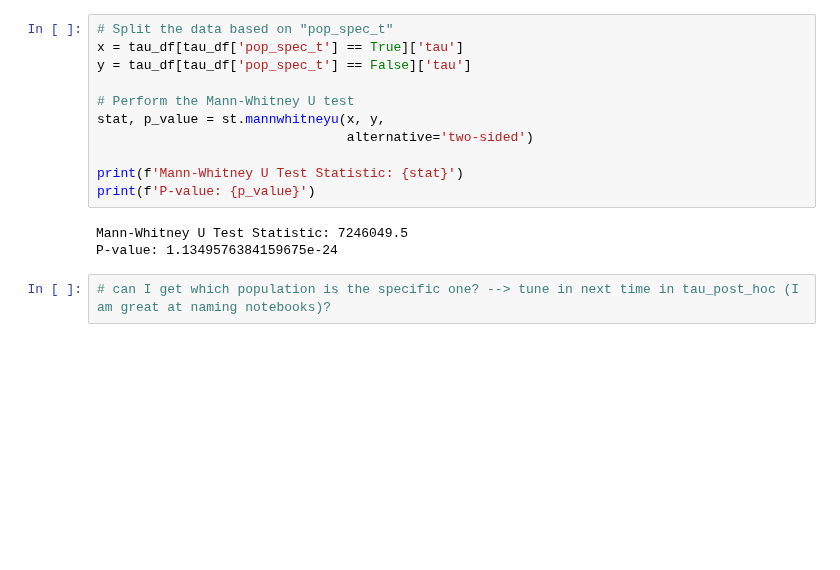
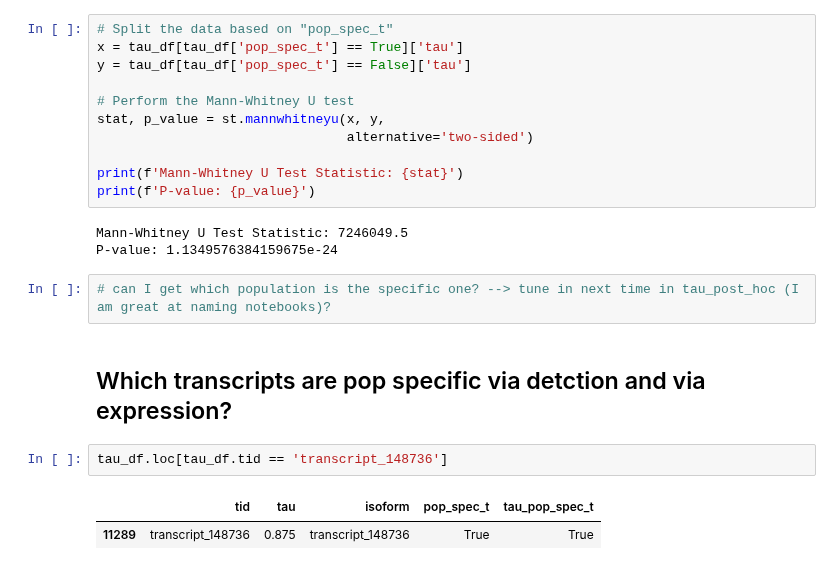
Before and after one commit to fairliereese/240903_pt, a Jupyter notebook: analysis/tau_vs_pop_specific.ipynb, the cells around one changed output. Drawn from its saved outputs; the diff is of its cells as text; blank space fills up the shorter version.

```diff
--- a/analysis/tau_vs_pop_specific.ipynb
+++ b/analysis/tau_vs_pop_specific.ipynb
@@ -223,3 +228,10 @@ Mann-Whitney U Test Statistic: 7246049.5
 P-value: 1.1349576384159675e-24
 # %%
 # can I get which population is the specific one? --> tune in next time in tau_post_hoc (I am great at naming notebooks)?
+# %% [markdown]
+## Which transcripts are pop specific via detction and via expression?
+# %%
+tau_df.loc[tau_df.tid == 'transcript_148736']
+# %% [output]
+|  | tid | tau | isoform | pop_spec_t | tau_pop_spec_t |
+| 11289 | transcript_148736 | 0.875 | transcript_148736 | True | True |
```
Also changed, not shown: parts of 2 cells of this notebook, 9 other files.
